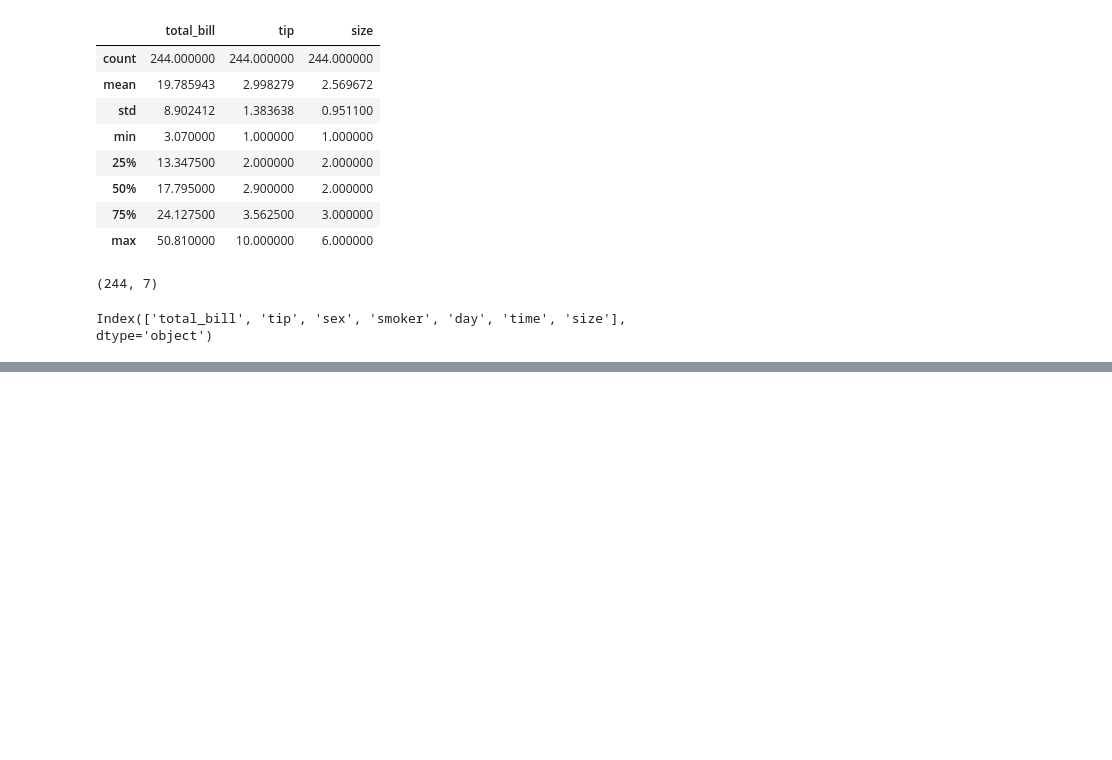
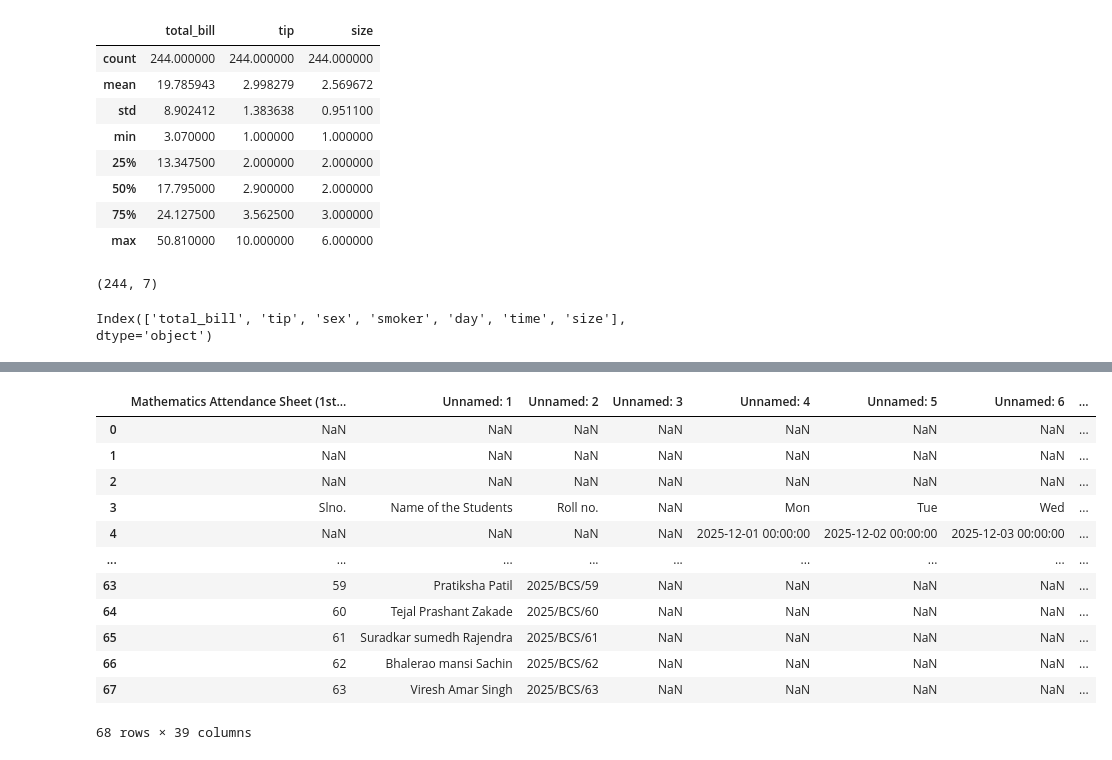
Before and after one commit to piyushraj-code/Learn-Data-Science, a Jupyter notebook: Pandas/Creating DataFrames.ipynb, the cells around one changed output, grey strips where cells are left out. Cells and saved outputs as stored; diff of their text form; code cells hidden in the pictures; blank space fills up the shorter version.

```diff
--- a/Pandas/Creating DataFrames.ipynb
+++ b/Pandas/Creating DataFrames.ipynb
@@ -157,3 +157,5 @@ df.shape
 df.columns
 # %% [output]
 Index(['total_bill', 'tip', 'sex', 'smoker', 'day', 'time', 'size'], dtype='object')
+# %%
+df = pd.read_excel("Attendance.xlsx")
@@ -159,0 +194,16 @@ Index(['total_bill', 'tip', 'sex', 'smoker', 'day', 'time', 'size'], dtype='obje
+# %%
+df
+# %% [output]
+|  | Mathematics Attendance Sheet (1st... | Unnamed: 1 | Unnamed: 2 | Unnamed: 3 | Unnamed: 4 | Unnamed: 5 | Unnamed: 6 | ... |
+| 0 | NaN | NaN | NaN | NaN | NaN | NaN | NaN | ... |
+| 1 | NaN | NaN | NaN | NaN | NaN | NaN | NaN | ... |
+| 2 | NaN | NaN | NaN | NaN | NaN | NaN | NaN | ... |
+| 3 | Slno. | Name of the Students | Roll no. | NaN | Mon | Tue | Wed | ... |
+| 4 | NaN | NaN | NaN | NaN | 2025-12-01 00:00:00 | 2025-12-02 00:00:00 | 2025-12-03 00:00:00 | ... |
+| ... | ... | ... | ... | ... | ... | ... | ... | ... |
+| 63 | 59 | Pratiksha Patil | 2025/BCS/59 | NaN | NaN | NaN | NaN | ... |
+| 64 | 60 | Tejal Prashant Zakade | 2025/BCS/60 | NaN | NaN | NaN | NaN | ... |
+| 65 | 61 | Suradkar sumedh Rajendra | 2025/BCS/61 | NaN | NaN | NaN | NaN | ... |
+| 66 | 62 | Bhalerao mansi Sachin | 2025/BCS/62 | NaN | NaN | NaN | NaN | ... |
+| 67 | 63 | Viresh Amar Singh | 2025/BCS/63 | NaN | NaN | NaN | NaN | ... |
+68 rows × 39 columns
```
Also changed, not shown: parts of 2 cells of this notebook, 4 other files.
